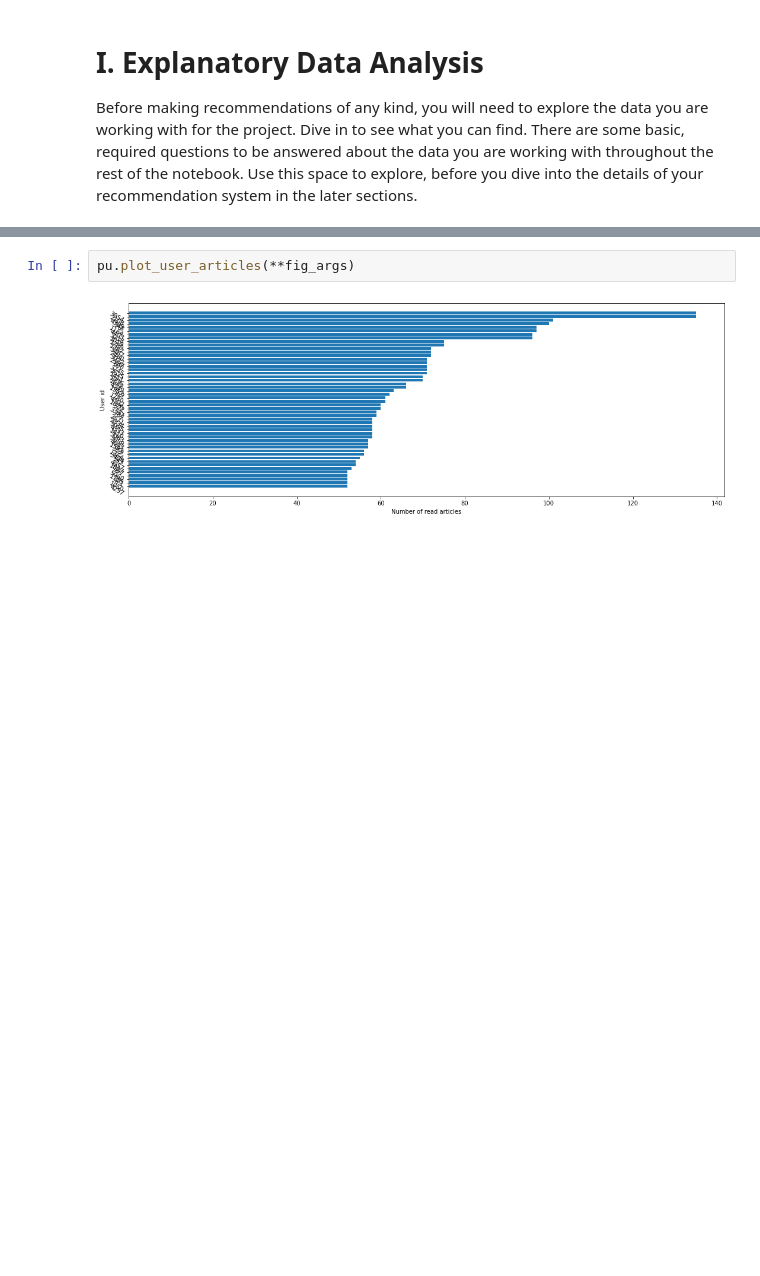
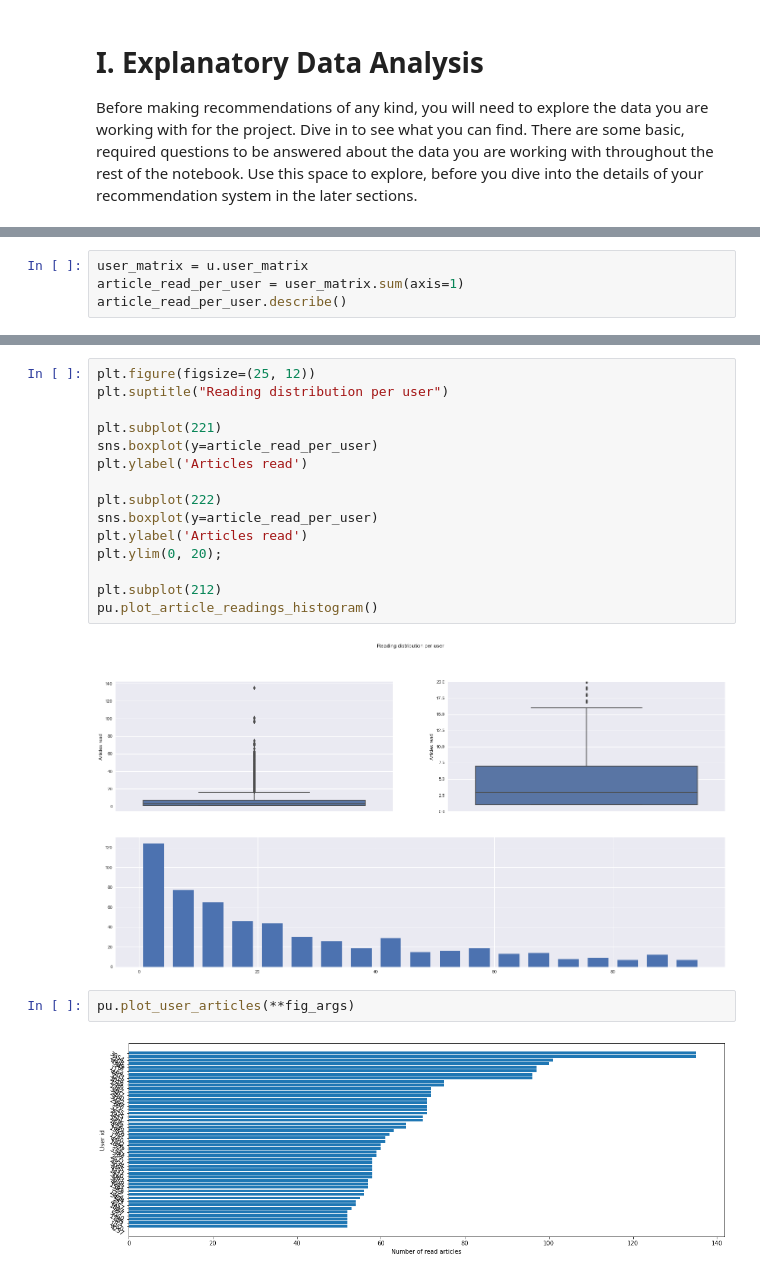
Before and after one commit to smedagli/recommendations_with_IBM, a Jupyter notebook: main.ipynb, the cells around one changed output, grey strips where cells are left out. Saved outputs shown, nothing was run; the diff lists cells and outputs as text; blank space fills up the shorter version.

```diff
--- a/main.ipynb
+++ b/main.ipynb
@@ -76,0 +135,4 @@ pu.plot_user_activities(**fig_args)
+# %%
+user_matrix = u.user_matrix
+article_read_per_user = user_matrix.sum(axis=1)
+article_read_per_user.describe()
@@ -77,3 +149,20 @@ pu.plot_user_activities(**fig_args)
+# %%
+plt.figure(figsize=(25, 12))
+plt.suptitle("Reading distribution per user")
+
+plt.subplot(221)
+sns.boxplot(y=article_read_per_user)
+plt.ylabel('Articles read')
+
+plt.subplot(222)
+sns.boxplot(y=article_read_per_user)
+plt.ylabel('Articles read')
+plt.ylim(0, 20);
+
+plt.subplot(212)
+pu.plot_article_readings_histogram()
+# %% [output]
+[figure, added]
 # %%
 pu.plot_user_articles(**fig_args)
 # %% [output]
```
Also changed, not shown: parts of 18 cells of this notebook.
